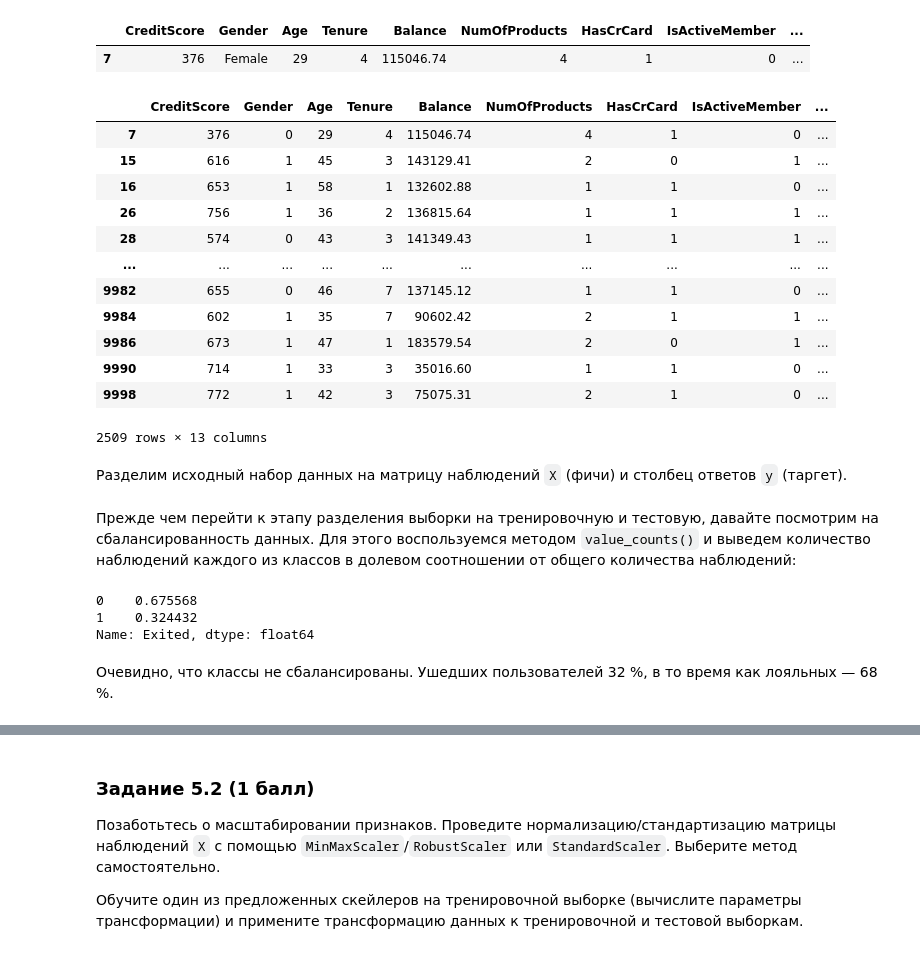
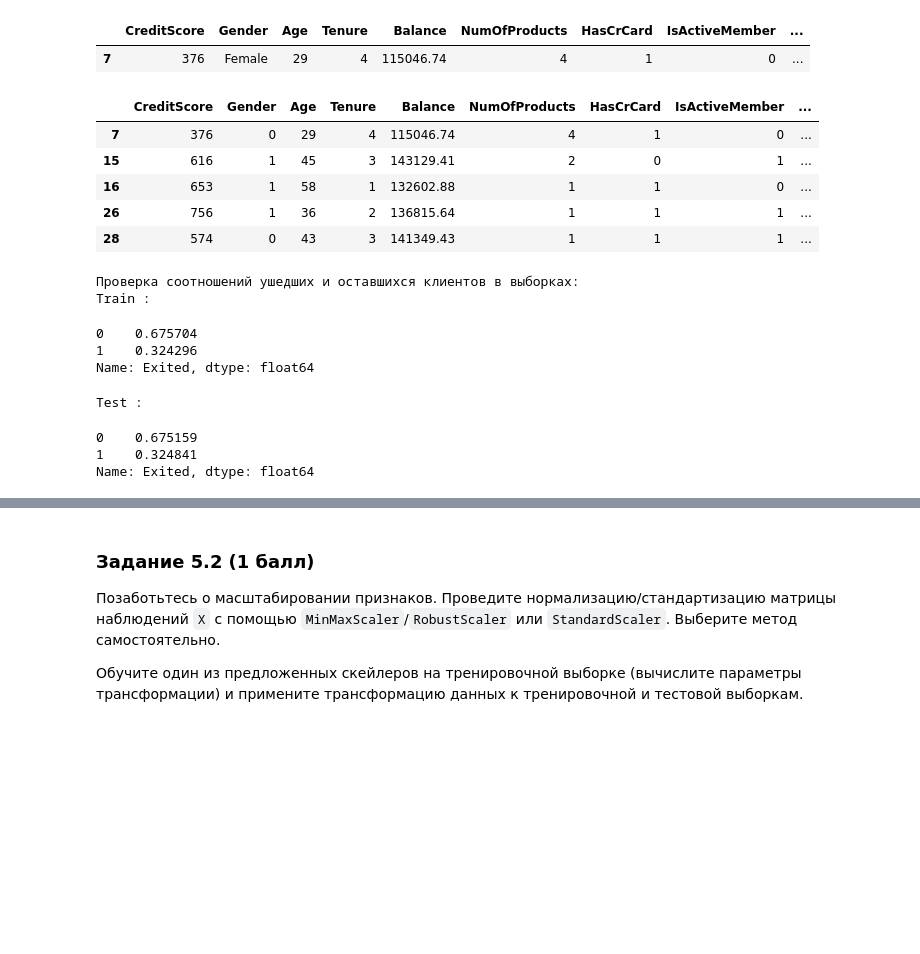
Before and after one commit to PlatArs/Bank_Analytics, a Jupyter notebook: Bank Analytics and ML model for exited clients/ML-3_Bank_ML-model.ipynb, the cells around one changed output, grey strips where cells are left out. Cells and saved outputs as stored; diff of their text form; code cells hidden in the pictures; blank space fills up the shorter version.

Commit message:
train

```diff
--- a/Bank Analytics and ML model for exited clients/ML-3_Bank_ML-model.ipynb
+++ b/Bank Analytics and ML model for exited clients/ML-3_Bank_ML-model.ipynb
@@ -150,35 +150,39 @@ churn_data.head(1)
 # %%
 churn_data['BalanceSalaryRatio'] = churn_data['Balance']/churn_data['EstimatedSalary']
 churn_data['TenureByAge'] = churn_data['Tenure']/churn_data['Age']
 churn_data['CreditScoreGivenAge'] = churn_data['CreditScore']/churn_data['Age']
 churn_data['Gender'] = churn_data['Gender'].map({'Female': 0, 'Male': 1})
-churn_data
+churn_data.head(5)
 # %% [output]
 |  | CreditScore | Gender | Age | Tenure | Balance | NumOfProducts | HasCrCard | IsActiveMember | ... |
 | 7 | 376 | 0 | 29 | 4 | 115046.74 | 4 | 1 | 0 | ... |
 | 15 | 616 | 1 | 45 | 3 | 143129.41 | 2 | 0 | 1 | ... |
 | 16 | 653 | 1 | 58 | 1 | 132602.88 | 1 | 1 | 0 | ... |
 | 26 | 756 | 1 | 36 | 2 | 136815.64 | 1 | 1 | 1 | ... |
 | 28 | 574 | 0 | 43 | 3 | 141349.43 | 1 | 1 | 1 | ... |
-| ... | ... | ... | ... | ... | ... | ... | ... | ... | ... |
-| 9982 | 655 | 0 | 46 | 7 | 137145.12 | 1 | 1 | 0 | ... |
-| 9984 | 602 | 1 | 35 | 7 | 90602.42 | 2 | 1 | 1 | ... |
-| 9986 | 673 | 1 | 47 | 1 | 183579.54 | 2 | 0 | 1 | ... |
-| 9990 | 714 | 1 | 33 | 3 | 35016.60 | 1 | 1 | 0 | ... |
-| 9998 | 772 | 1 | 42 | 3 | 75075.31 | 2 | 1 | 0 | ... |
-2509 rows × 13 columns
-# %% [markdown]
-Разделим исходный набор данных на матрицу наблюдений `X` (фичи) и столбец ответов `y` (таргет).
 # %%
+# Делим данные на признаки и целевой признак
 X = churn_data.drop("Exited", axis=1)
 y = churn_data["Exited"]
+
+# Разбиение на тренировочную и тестовую части
+X_train, X_test, y_train, y_test = model_selection.train_test_split(
+    X, y,
+    stratify=y, # параметр, чтобы иметь одинаковые соотношения в тренировочной и тестовой выборке
+    random_state=0
+)
+print('Проверка соотношений ушедших и оставшихся клиентов в выборках:')
+print('Train :')
+display(y_train.value_counts(normalize=True))
+print('Test :', )
+display(y_test.value_counts(normalize=True))
+# %% [output]
+Проверка соотношений ушедших и оставшихся клиентов в выборках:
+Train :
+0    0.675704
+1    0.324296
+Name: Exited, dtype: float64
+Test :
+0    0.675159
+1    0.324841
+Name: Exited, dtype: float64
-# %% [markdown]
-Прежде чем перейти к этапу разделения выборки на тренировочную и тестовую, давайте посмотрим на сбалансированность данных. Для этого воспользуемся методом `value_counts()` и выведем количество наблюдений каждого из классов в долевом соотношении от общего количества наблюдений:
-# %%
-y.value_counts(normalize=True)
-# %% [output]
-0    0.675568
-1    0.324432
-Name: Exited, dtype: float64
-# %% [markdown]
-Очевидно, что классы не сбалансированы. Ушедших пользователей 32 %, в то время как лояльных — 68 %.
```
Also changed, not shown: parts of 5 cells of this notebook.
